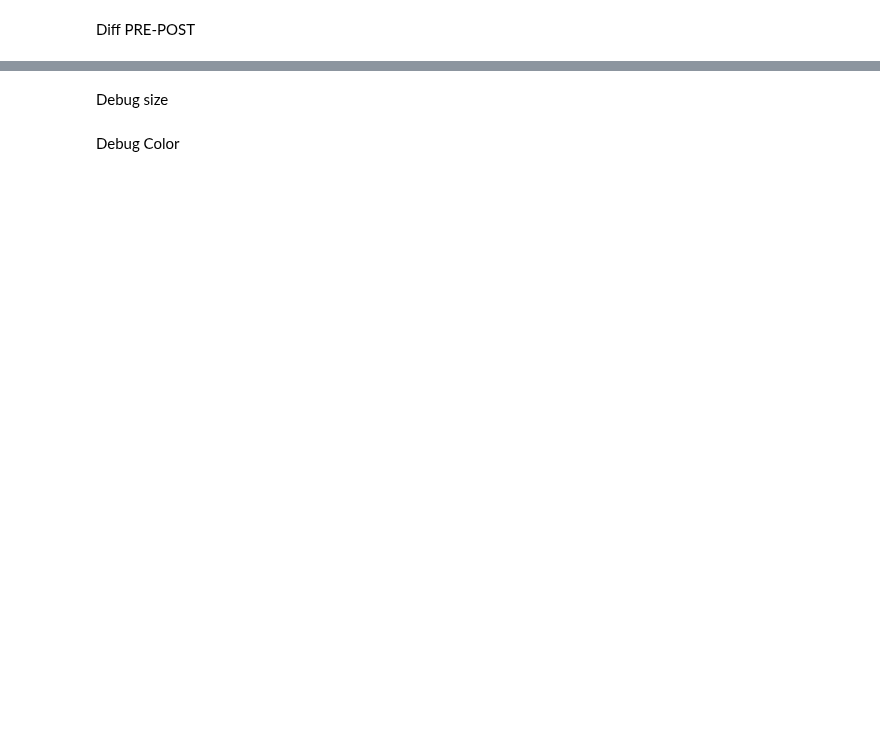
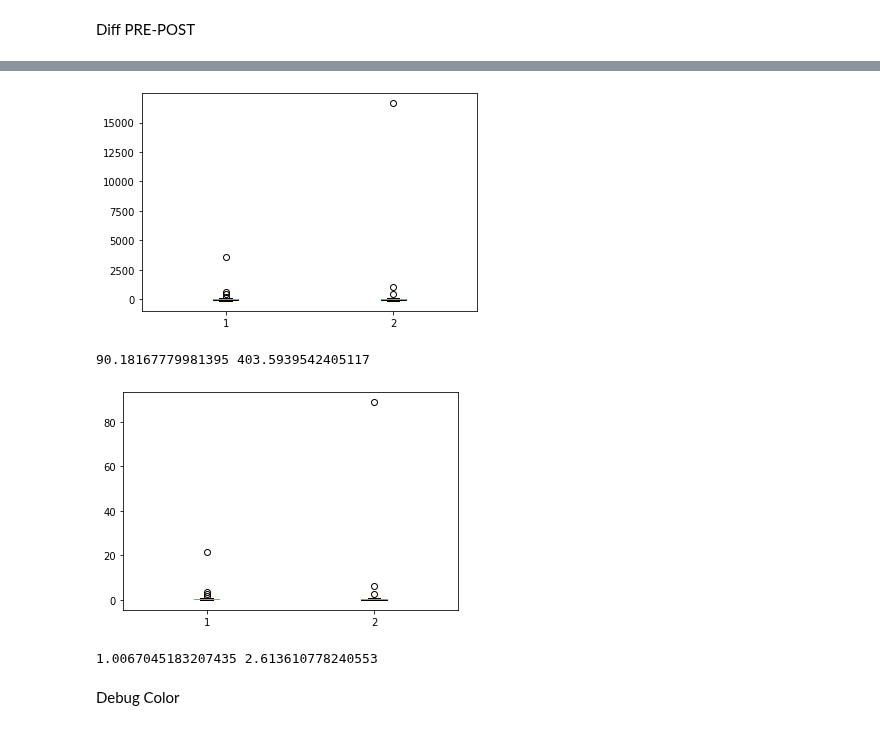
Before and after one commit to FruitSpec/fsCounter, a Jupyter notebook: vision/tools/jupyter_notebooks/tomato_analysis.ipynb, the cells around one changed output, grey strips where cells are left out. Drawn from its saved outputs; the diff is of its cells as text; code cells hidden in the pictures; blank space fills up the shorter version.

```diff
--- a/vision/tools/jupyter_notebooks/tomato_analysis.ipynb
+++ b/vision/tools/jupyter_notebooks/tomato_analysis.ipynb
@@ -135,2 +381,0 @@ KeyError: 'tree'
-# %% [markdown]
-Debug size
@@ -165,2 +382,28 @@ run_size(scan_pre,scan_post,output_path)
+# %%
+gt = pd.read_csv(fr'C:\Users\frodo\OneDrive - FruitSpec\Syngenta\tomato\230123\ground_truth.csv')[['GT-W','plot_id']]
+gt = gt[['plot_id','GT-W']]
+df_SIZE = pd.read_csv(fr'C:\Users\frodo\OneDrive - FruitSpec\Syngenta\tomato\230123\results_size.csv',dtype={'row':str})
+df = df_SIZE.merge(gt,how='left',on = ['plot_id'])
+df['error_weight'] = df['avg_weight']-df['GT-W']
+df['error'] = abs(df['error_weight']/df['GT-W'])
+df['acc'] = 1 - df['error']
+df_1 = df[df["row"].isin(['9','11','7','18','21','25'])]
+df_2 = df[df["row"].isin(['9','10','8','18','20','26'])]
+
+plt.boxplot([df_1['error_weight'].dropna(),df_2['error_weight'].dropna()],vert=1)
+plt.show()
+print(df_1['error_weight'].mean(),df_2['error_weight'].mean())
+
+plt.boxplot([df_1['error'].dropna(),df_2['error'].dropna()],vert=1)
+plt.show()
+print(df_1['error'].mean(),df_2['error'].mean())
+
+df_1.to_csv(r"C:\Users\frodo\OneDrive - FruitSpec\Syngenta\tomato\230123\side_1_size.csv",index=False)
+df_2.to_csv(r"C:\Users\frodo\OneDrive - FruitSpec\Syngenta\tomato\230123\side_2_size.csv",index=False)
+# %% [output]
+[figure, added]
+90.18167779981395 403.5939542405117
+[figure, added]
+1.0067045183207435 2.613610778240553
 # %% [markdown]
 Debug Color
```
Also changed, not shown: parts of 33 cells of this notebook, 15 other files.
